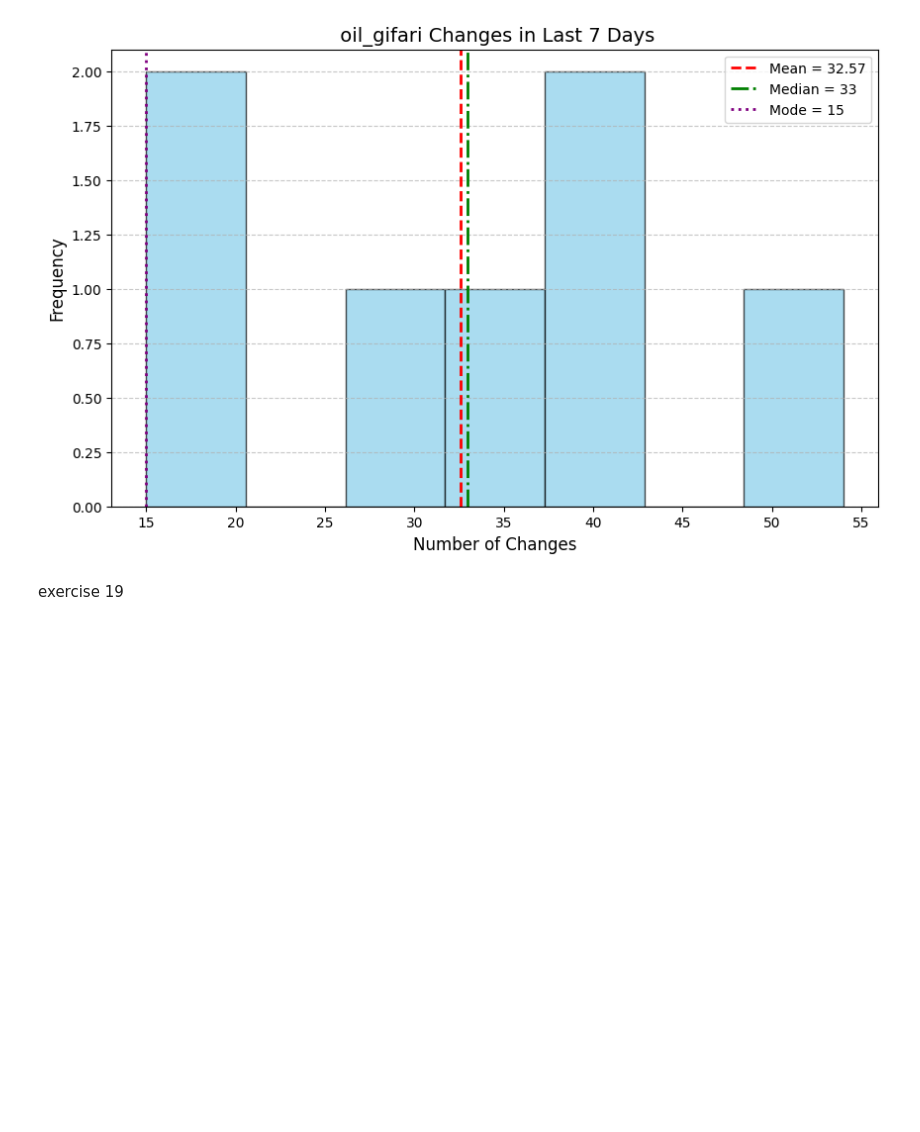
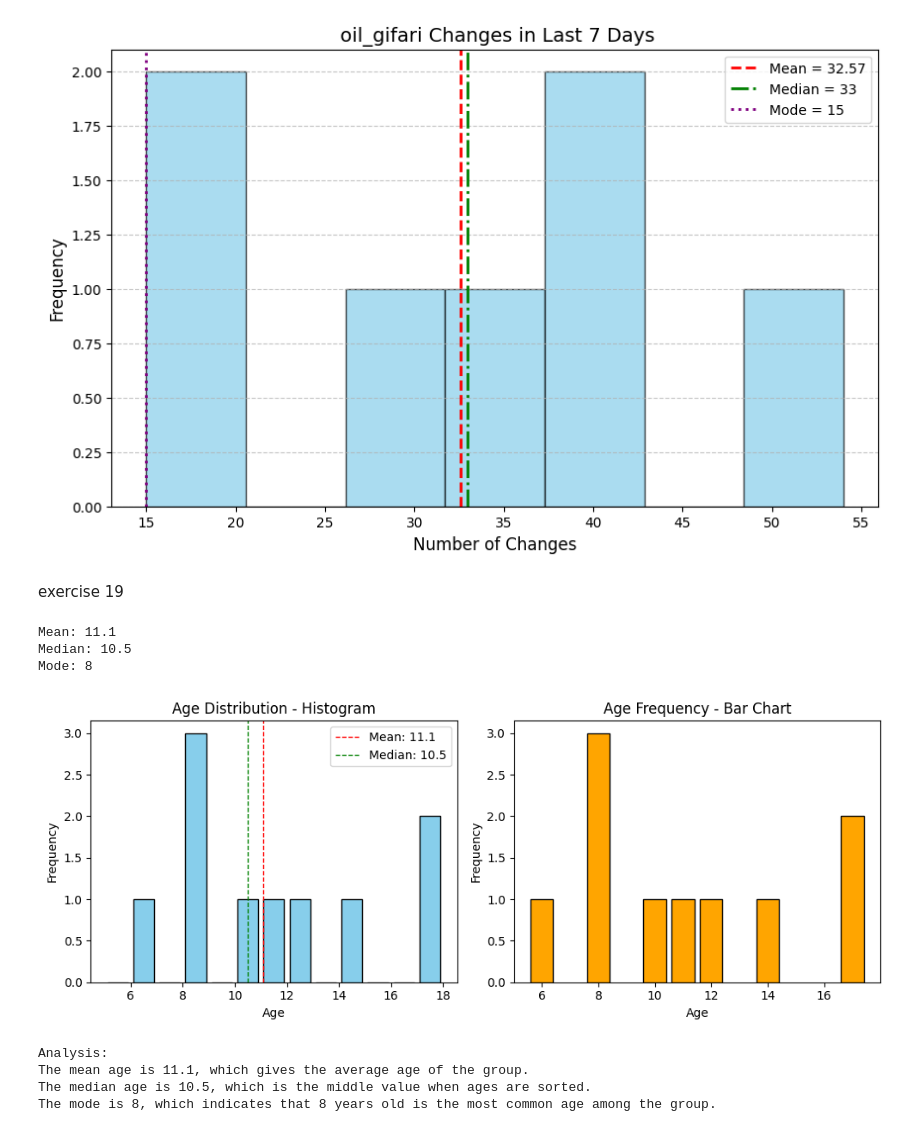
Before and after one commit to shovo896/Statictics-assignment, a Jupyter notebook: assignment.ipynb, the cells around one changed output. Drawn from its saved outputs; the diff is of its cells as text; code cells hidden in the pictures; blank space fills up the shorter version.

```diff
--- a/assignment.ipynb
+++ b/assignment.ipynb
@@ -79,3 +79,49 @@ Mode: 15
 [figure]
 # %% [markdown]
 exercise 19
+# %%
+ages = [12, 8, 17, 6, 11, 14, 8, 17, 10, 8]
+# Calculate
+mean_age = stats.mean(ages)
+median_age = stats.median(ages)
+mode_age = stats.mode(ages)
+
+print("Mean:", mean_age)
+print("Median:", median_age)
+print("Mode:", mode_age)
+# Histogram
+plt.figure(figsize=(10,4))
+plt.subplot(1,2,1)
+plt.hist(ages, bins=range(5, 19), color='skyblue', edgecolor='black', rwidth=0.8)
+plt.axvline(mean_age, color='red', linestyle='dashed', linewidth=1, label=f'Mean: {mean_age}')
+plt.axvline(median_age, color='green', linestyle='dashed', linewidth=1, label=f'Median: {median_age}')
+plt.title('Age Distribution - Histogram')
+plt.xlabel('Age')
+plt.ylabel('Frequency')
+plt.legend()
+
+# Bar Chart (Frequency)
+plt.subplot(1,2,2)
+age_freq = {age: ages.count(age) for age in set(ages)}
+plt.bar(age_freq.keys(), age_freq.values(), color='orange', edgecolor='black')
+plt.title('Age Frequency - Bar Chart')
+plt.xlabel('Age')
+plt.ylabel('Frequency')
+
+plt.tight_layout()
+plt.show()
+
+# Analysis part
+print("\nAnalysis:")
+print(f"The mean age is {mean_age}, which gives the average age of the group.")
+print(f"The median age is {median_age}, which is the middle value when ages are sorted.")
+print(f"The mode is {mode_age}, which indicates that {mode_age} years old is the most common age among the group.")
+# %% [output]
+Mean: 11.1
+Median: 10.5
+Mode: 8
+[figure, added]
+Analysis:
+The mean age is 11.1, which gives the average age of the group.
+The median age is 10.5, which is the middle value when ages are sorted.
+The mode is 8, which indicates that 8 years old is the most common age among the group.
```
